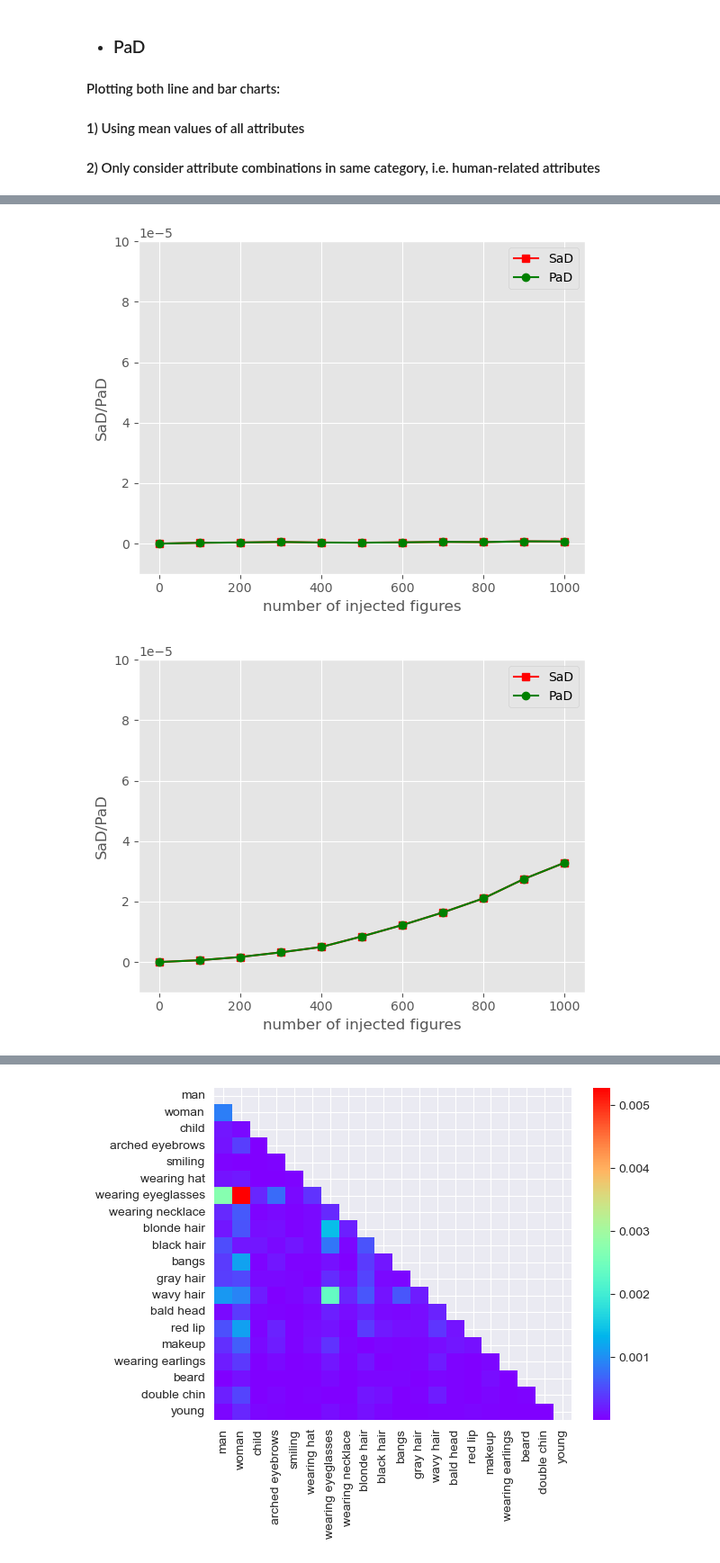
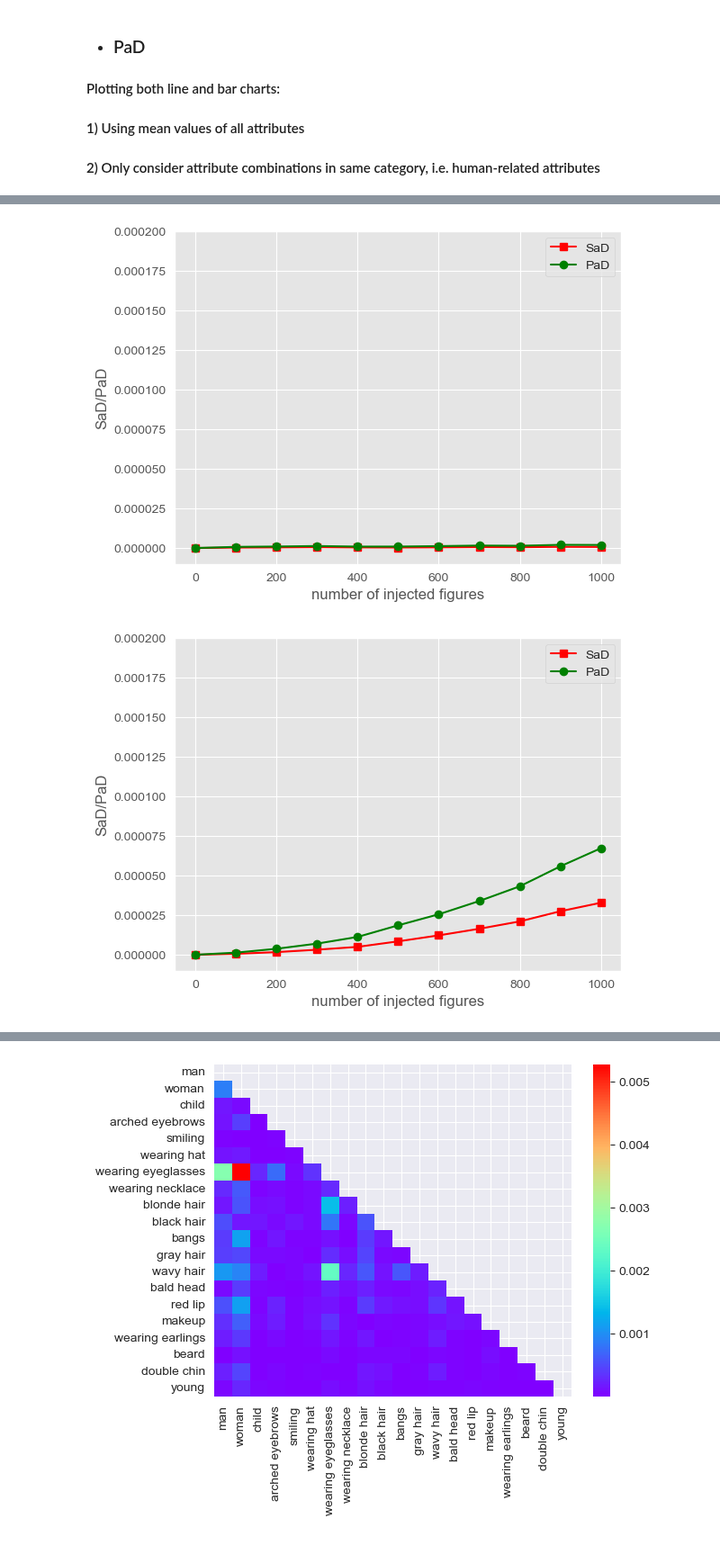
Before and after one commit to wwwfan628/ra_clipscore, a Jupyter notebook: notebooks/plot_figures_20250311.ipynb, the cells around one changed output, grey strips where cells are left out. Shown at 90% size. Saved outputs shown, nothing was run; the diff lists cells and outputs as text; code cells hidden in the pictures.

```diff
--- a/notebooks/plot_figures_20250311.ipynb
+++ b/notebooks/plot_figures_20250311.ipynb
@@ -43,12 +43,12 @@ for dir in dirs:
     with open(f'{dir_path}/experiment_results_dict.pkl', 'rb') as f:
         results = pickle.load(f)
         sad.append(results['reverse_KL_single'].mean())
-        pad.append(results['reverse_KL_single'].mean())
+        pad.append(results['reverse_KL_pair'].mean())
         # pad.append(results['f_distance_pair'][results['attr_list'].index('makeup')])
 plt.style.use('ggplot')
 plt.plot(x,sad,'s-',color = 'r',label="SaD")    #s-:方形
 plt.plot(x,pad,'o-',color = 'g',label="PaD")    #o-:圆形
-ymin, ymax = -1e-5, 1e-4
+ymin, ymax = -1e-5, 2e-4
 plt.ylim((ymin, ymax))
 plt.xlabel("number of injected figures")    #横坐标名字
 plt.ylabel("SaD/PaD")    #纵坐标名字
@@ -60,29 +60,29 @@ plt.show()
 # %%
 x = list(range(0,1100,100))#点的横坐标
 # read experiment results from the path
 base_path = '/Users/yifanlu/Downloads/injection_20_EvalCS_local_vit/ffhq'
 dirs = sorted((f for f in os.listdir(base_path) if f.startswith("ffhq_50k")), key=my_key)
 sad = [0]
 pad = [0]
 for dir in dirs:
     dir_path = os.path.join(base_path, dir)
     with open(f'{dir_path}/experiment_results_dict.pkl', 'rb') as f:
         results = pickle.load(f)
         sad.append(results['reverse_KL_single'].mean())
-        pad.append(results['reverse_KL_single'].mean())
+        pad.append(results['reverse_KL_pair'].mean())
         # pad.append(results['f_distance_pair'][results['attr_list'].index('makeup')])
 plt.style.use('ggplot')
 plt.plot(x,sad,'s-',color = 'r',label="SaD")    #s-:方形
 plt.plot(x,pad,'o-',color = 'g',label="PaD")    #o-:圆形
-ymin, ymax = -1e-5, 1e-4
+ymin, ymax = -1e-5, 2e-4
 plt.ylim((ymin, ymax))
 plt.xlabel("number of injected figures")    #横坐标名字
 plt.ylabel("SaD/PaD")    #纵坐标名字
 plt.legend(loc = "best")    #图例
 plt.savefig('hcs_GD_FKL.png', bbox_inches='tight')
 plt.show()
 # %% [output]
-[figure, old version]
+[figure, new version]
 # %%
 x = list(range(0,1100,100))#点的横坐标
 # read experiment results from the path
@@ -95,12 +95,12 @@ for dir in dirs:
     with open(f'{dir_path}/experiment_results_dict.pkl', 'rb') as f:
         results = pickle.load(f)
         sad.append(results['reverse_KL_single'].mean())
-        pad.append(results['reverse_KL_single'].mean())
+        pad.append(results['reverse_KL_pair'].mean())
         # pad.append(results['f_distance_pair'][results['attr_list'].index('makeup')])
 plt.style.use('ggplot')
 plt.plot(x,sad,'s-',color = 'r',label="SaD")    #s-:方形
 plt.plot(x,pad,'o-',color = 'g',label="PaD")    #o-:圆形
-ymin, ymax = -1e-5, 1e-4
+ymin, ymax = -1e-5, 2e-4
 plt.ylim((ymin, ymax))
 plt.xlabel("number of injected figures")    #横坐标名字
 plt.ylabel("SaD/PaD")    #纵坐标名字
@@ -108,7 +108,7 @@ plt.legend(loc = "best")    #图例
 plt.savefig('hcs_GD_FKL.png', bbox_inches='tight')
 plt.show()
 # %% [output]
-[figure, old version]
+[figure, new version]
 # %%
 x = list(range(0,1100,100))#点的横坐标
 # read experiment results from the path
```
Also changed, not shown: parts of 2 cells of this notebook, 23 other files.
